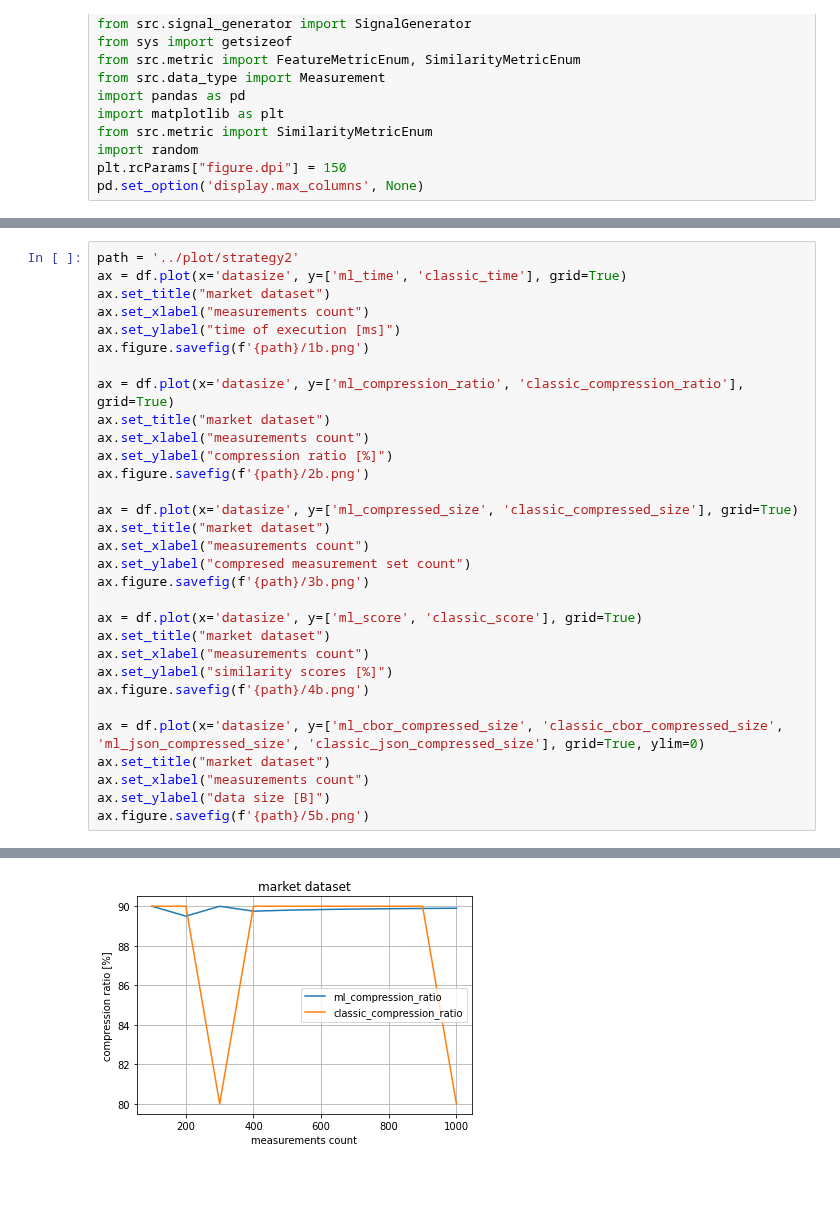
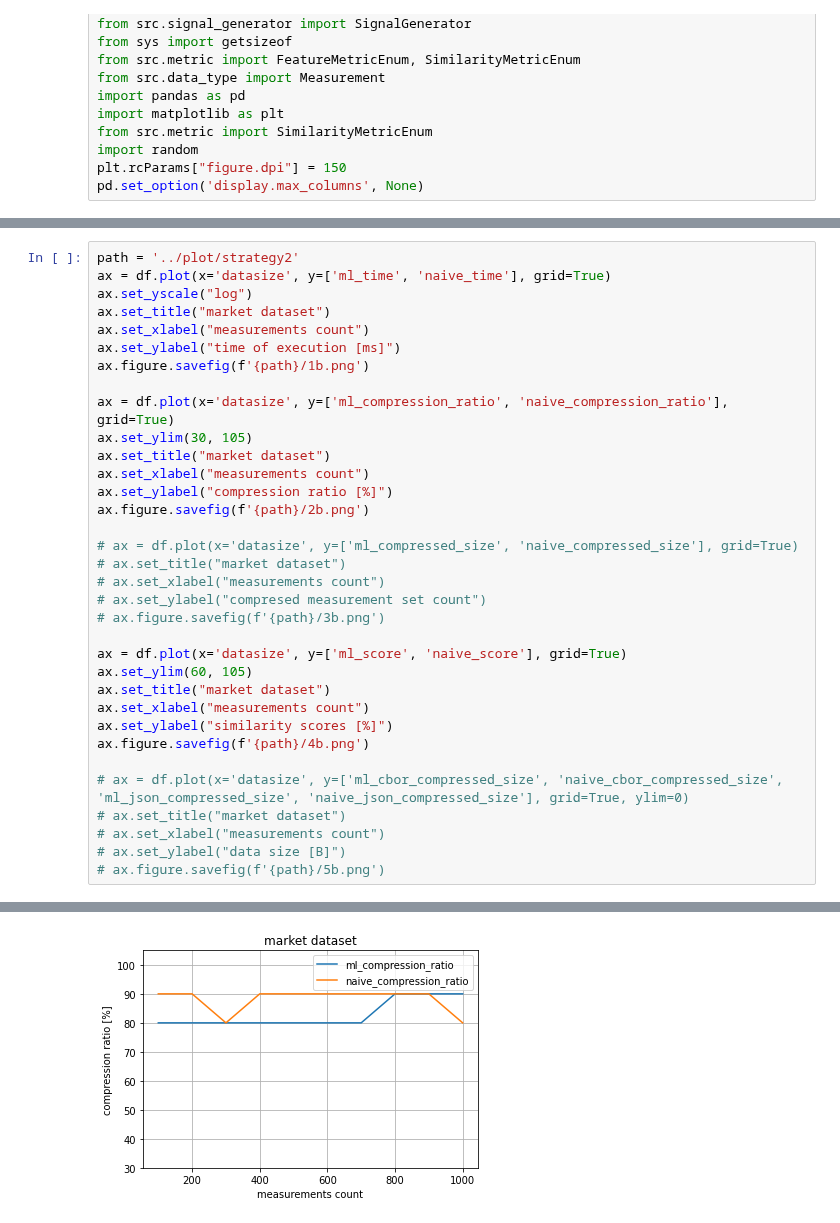
Before and after one commit to piaskowyk/milkyPressor, a Jupyter notebook: sandbox/result_strategy2.ipynb, the cells around one changed output, grey strips where cells are left out. Saved outputs shown, nothing was run; the diff lists cells and outputs as text; blank space fills up the shorter version.

```diff
--- a/sandbox/result_strategy2.ipynb
+++ b/sandbox/result_strategy2.ipynb
@@ -278,32 +284,35 @@ df
 # %%
 path = '../plot/strategy2'
-ax = df.plot(x='datasize', y=['ml_time', 'classic_time'], grid=True)
+ax = df.plot(x='datasize', y=['ml_time', 'naive_time'], grid=True)
+ax.set_yscale("log")
 ax.set_title("market dataset")
 ax.set_xlabel("measurements count")
 ax.set_ylabel("time of execution [ms]")
 ax.figure.savefig(f'{path}/1b.png')
 
-ax = df.plot(x='datasize', y=['ml_compression_ratio', 'classic_compression_ratio'], grid=True)
+ax = df.plot(x='datasize', y=['ml_compression_ratio', 'naive_compression_ratio'], grid=True)
+ax.set_ylim(30, 105)
 ax.set_title("market dataset")
 ax.set_xlabel("measurements count")
 ax.set_ylabel("compression ratio [%]")
 ax.figure.savefig(f'{path}/2b.png')
 
-ax = df.plot(x='datasize', y=['ml_compressed_size', 'classic_compressed_size'], grid=True)
-ax.set_title("market dataset")
-ax.set_xlabel("measurements count")
-ax.set_ylabel("compresed measurement set count")
-ax.figure.savefig(f'{path}/3b.png')
+# ax = df.plot(x='datasize', y=['ml_compressed_size', 'naive_compressed_size'], grid=True)
+# ax.set_title("market dataset")
+# ax.set_xlabel("measurements count")
+# ax.set_ylabel("compresed measurement set count")
+# ax.figure.savefig(f'{path}/3b.png')
 
-ax = df.plot(x='datasize', y=['ml_score', 'classic_score'], grid=True)
+ax = df.plot(x='datasize', y=['ml_score', 'naive_score'], grid=True)
+ax.set_ylim(60, 105)
 ax.set_title("market dataset")
 ax.set_xlabel("measurements count")
 ax.set_ylabel("similarity scores [%]")
 ax.figure.savefig(f'{path}/4b.png')
 
-ax = df.plot(x='datasize', y=['ml_cbor_compressed_size', 'classic_cbor_compressed_size', 'ml_json_compressed_size', 'classic_json_compressed_size'], grid=True, ylim=0)
-ax.set_title("market dataset")
-ax.set_xlabel("measurements count")
-ax.set_ylabel("data size [B]")
-ax.figure.savefig(f'{path}/5b.png')
+# ax = df.plot(x='datasize', y=['ml_cbor_compressed_size', 'naive_cbor_compressed_size', 'ml_json_compressed_size', 'naive_json_compressed_size'], grid=True, ylim=0)
+# ax.set_title("market dataset")
+# ax.set_xlabel("measurements count")
+# ax.set_ylabel("data size [B]")
+# ax.figure.savefig(f'{path}/5b.png')
 # %% [output]
@@ -311 +320 @@ ax.figure.savefig(f'{path}/5b.png')
-[figure, old version]
+[figure, new version]
```
Also changed, not shown: parts of 11 cells of this notebook, 46 other files.
